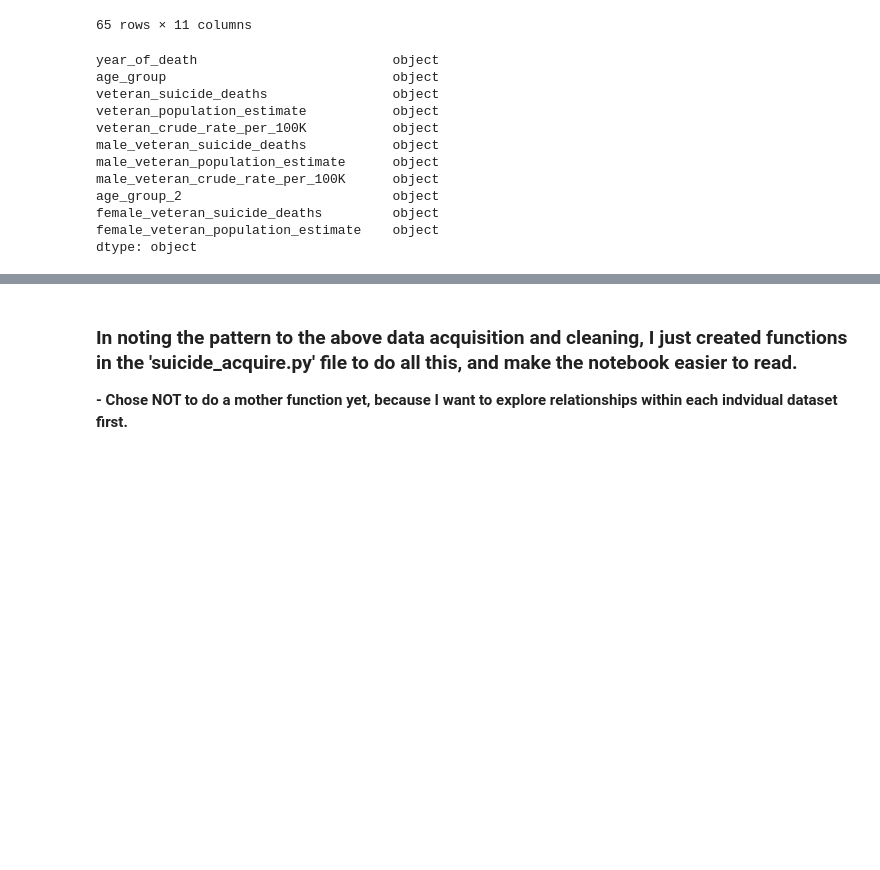
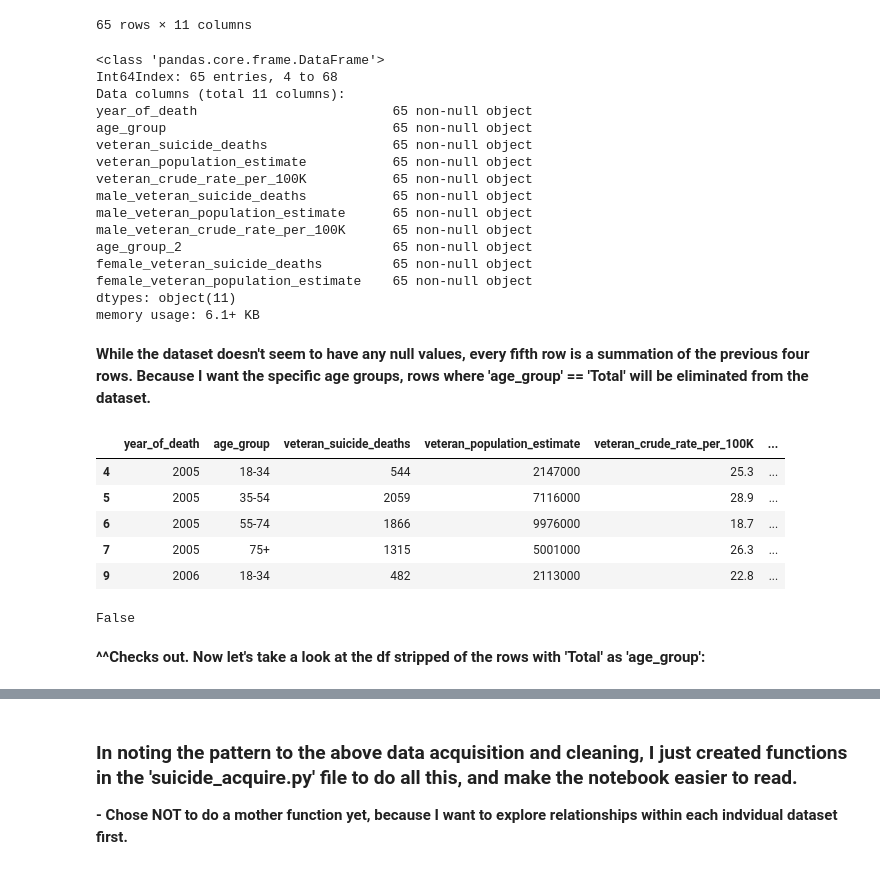
Before and after one commit to nickjoseph210/Soldier_Suicide_Prevention, a Jupyter notebook: prevention_scratch.ipynb, the cells around one changed output, grey strips where cells are left out. Saved outputs shown, nothing was run; the diff lists cells and outputs as text; code cells hidden in the pictures; blank space fills up the shorter version.

Commit message:
Cleaning up second df.  Lots of repeated info but under different columns.

```diff
--- a/prevention_scratch.ipynb
+++ b/prevention_scratch.ipynb
@@ -429,17 +443,42 @@ age_group_df
 | 68 | 2017 | Total | 6139 | 19803000 | 31 | ... |
 65 rows × 11 columns
 # %%
-age_group_df.dtypes
+age_group_df.info()
 # %% [output]
-year_of_death                         object
-age_group                             object
-veteran_suicide_deaths                object
-veteran_population_estimate           object
-veteran_crude_rate_per_100K           object
-male_veteran_suicide_deaths           object
-male_veteran_population_estimate      object
-male_veteran_crude_rate_per_100K      object
-age_group_2                           object
-female_veteran_suicide_deaths         object
-female_veteran_population_estimate    object
-dtype: object
+<class 'pandas.core.frame.DataFrame'>
+Int64Index: 65 entries, 4 to 68
+Data columns (total 11 columns):
+year_of_death                         65 non-null object
+age_group                             65 non-null object
+veteran_suicide_deaths                65 non-null object
+veteran_population_estimate           65 non-null object
+veteran_crude_rate_per_100K           65 non-null object
+male_veteran_suicide_deaths           65 non-null object
+male_veteran_population_estimate      65 non-null object
+male_veteran_crude_rate_per_100K      65 non-null object
+age_group_2                           65 non-null object
+female_veteran_suicide_deaths         65 non-null object
+female_veteran_population_estimate    65 non-null object
+dtypes: object(11)
+memory usage: 6.1+ KB
+# %% [markdown]
+**While the dataset doesn't seem to have any null values, every fifth row is a summation of the previous four rows.  Because I want the specific age groups, rows where 'age_group' == 'Total' will be eliminated from the dataset.**
+# %%
+age_group_df = age_group_df.drop(age_group_df.index[age_group_df.age_group == "Total"])
+
+age_group_df.head()
+# %% [output]
+|  | year_of_death | age_group | veteran_suicide_deaths | veteran_population_estimate | veteran_crude_rate_per_100K | ... |
+| 4 | 2005 | 18-34 | 544 | 2147000 | 25.3 | ... |
+| 5 | 2005 | 35-54 | 2059 | 7116000 | 28.9 | ... |
+| 6 | 2005 | 55-74 | 1866 | 9976000 | 18.7 | ... |
+| 7 | 2005 | 75+ | 1315 | 5001000 | 26.3 | ... |
+| 9 | 2006 | 18-34 | 482 | 2113000 | 22.8 | ... |
+# %%
+# quick check to see that all the 'Total' values are gone:
+
+'Total' in age_group_df.age_group.values
+# %% [output]
+False
+# %% [markdown]
+**^^Checks out.  Now let's take a look at the df stripped of the rows with 'Total' as 'age_group':**
```
Also changed, not shown: parts of 28 cells of this notebook.
